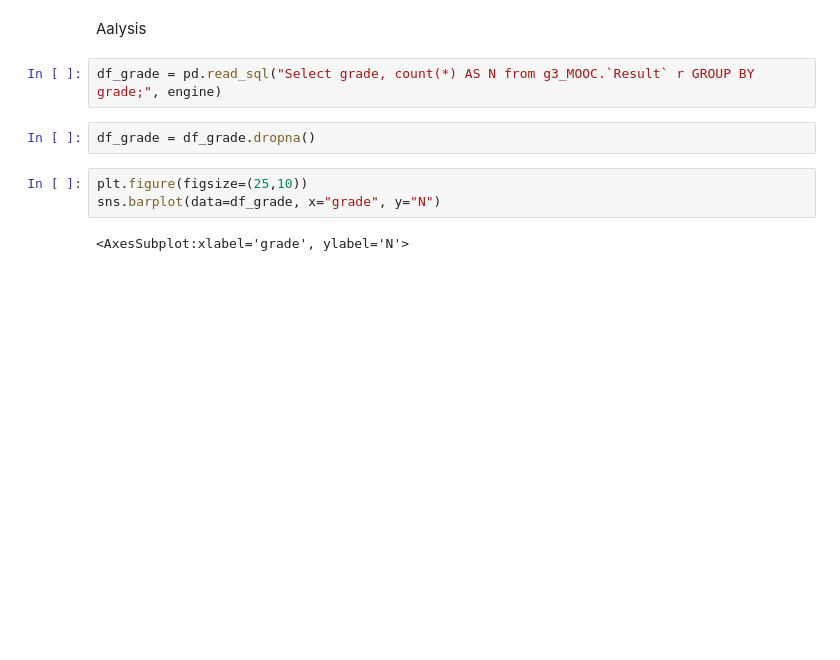
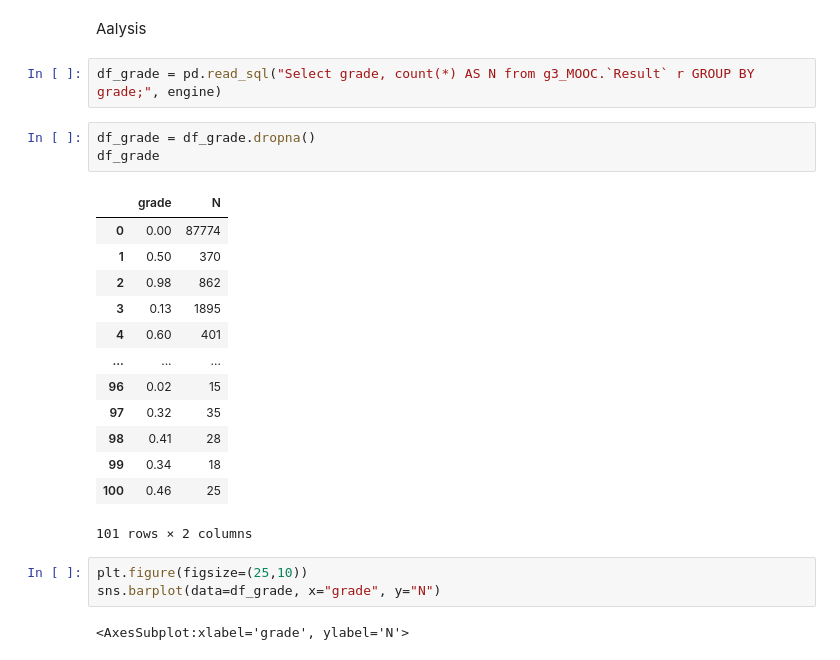
Before and after one commit to data-IA-2022/MOOC_Fengfeng_David, a Jupyter notebook: analyse.ipynb, the cells around one changed output. Saved outputs shown, nothing was run; the diff lists cells and outputs as text; blank space fills up the shorter version.

```diff
--- a/analyse.ipynb
+++ b/analyse.ipynb
@@ -40,6 +40,21 @@ Aalysis
 df_grade = pd.read_sql("Select grade, count(*) AS N from g3_MOOC.`Result` r GROUP BY grade;", engine)
 # %%
 df_grade = df_grade.dropna()
+df_grade
+# %% [output]
+|  | grade | N |
+| 0 | 0.00 | 87774 |
+| 1 | 0.50 | 370 |
+| 2 | 0.98 | 862 |
+| 3 | 0.13 | 1895 |
+| 4 | 0.60 | 401 |
+| ... | ... | ... |
+| 96 | 0.02 | 15 |
+| 97 | 0.32 | 35 |
+| 98 | 0.41 | 28 |
+| 99 | 0.34 | 18 |
+| 100 | 0.46 | 25 |
+101 rows × 2 columns
 # %%
 plt.figure(figsize=(25,10))
 sns.barplot(data=df_grade, x="grade", y="N")
```
Also changed, not shown: parts of 3 cells of this notebook, 16 other files.
